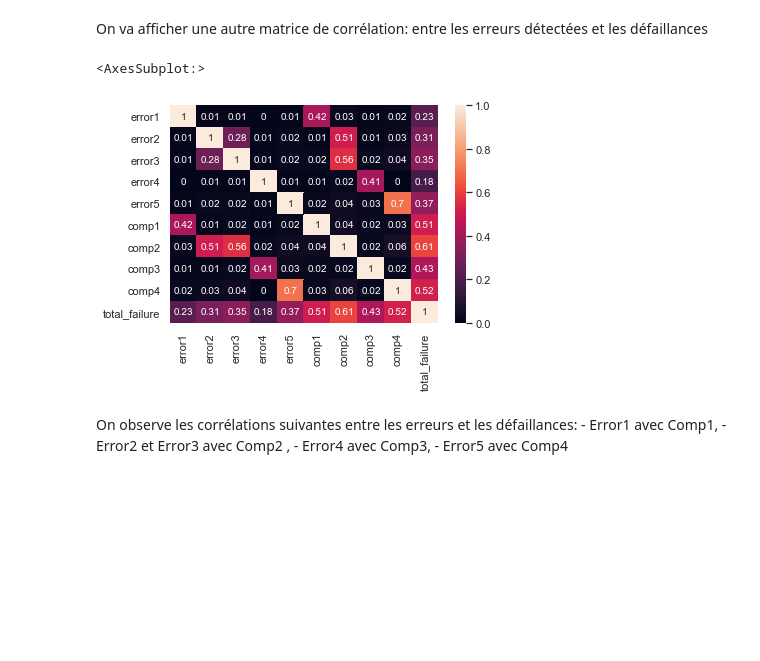
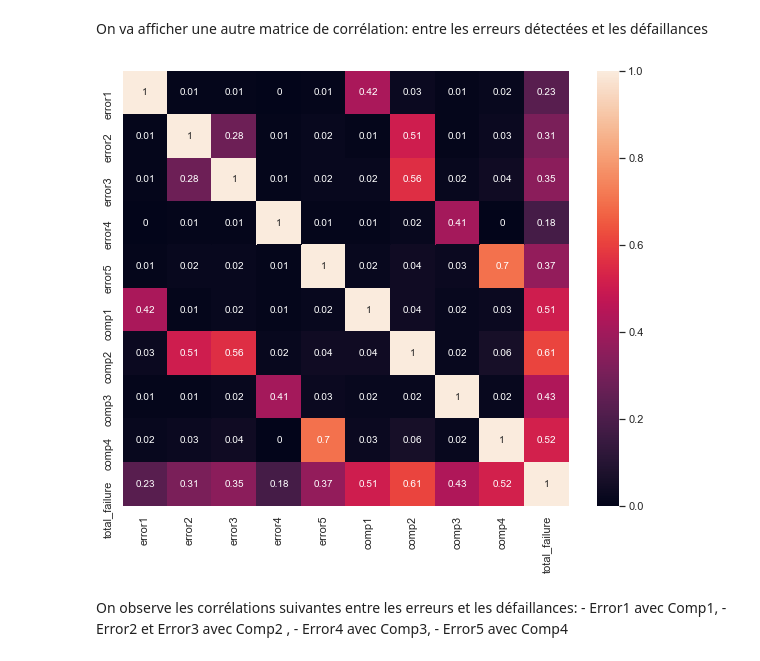
Before and after one commit to AugustinMoinat/Projet-python-maintenance, a Jupyter notebook: notebooks/Making graphs/Visualisation de corrélations.ipynb, the cells around one changed output. Cells and saved outputs as stored; diff of their text form; code cells hidden in the pictures; blank space fills up the shorter version.

```diff
--- a/notebooks/Making graphs/Visualisation de corrélations.ipynb
+++ b/notebooks/Making graphs/Visualisation de corrélations.ipynb
@@ -81,12 +85,13 @@ On va afficher une autre matrice de corrélation: entre les erreurs détectées
 errors_df=df[['error1', 'error2', 'error3', 'error4','error5', 'comp1', 'comp2', 'comp3', 'comp4', 'total_failure']]
 # %%
 matrix = errors_df.corr().round(2)
+
+plt.figure(figsize=(10,8))
 sns.heatmap(matrix, annot=True)
 
-plt.savefig("../../Images/Correlation_tel.jpg")
+plt.savefig("../../Images/Correlation_err.jpg")
 # %% [output]
-<AxesSubplot:>
-[figure, old version]
+[figure, new version]
 # %% [markdown]
 On observe les corrélations suivantes entre les erreurs et les défaillances: - Error1 avec Comp1, - Error2 et Error3 avec Comp2 , - Error4 avec Comp3, - Error5 avec Comp4
 # %% [markdown]
```
Also changed, not shown: parts of 5 cells of this notebook, 11 other files.
